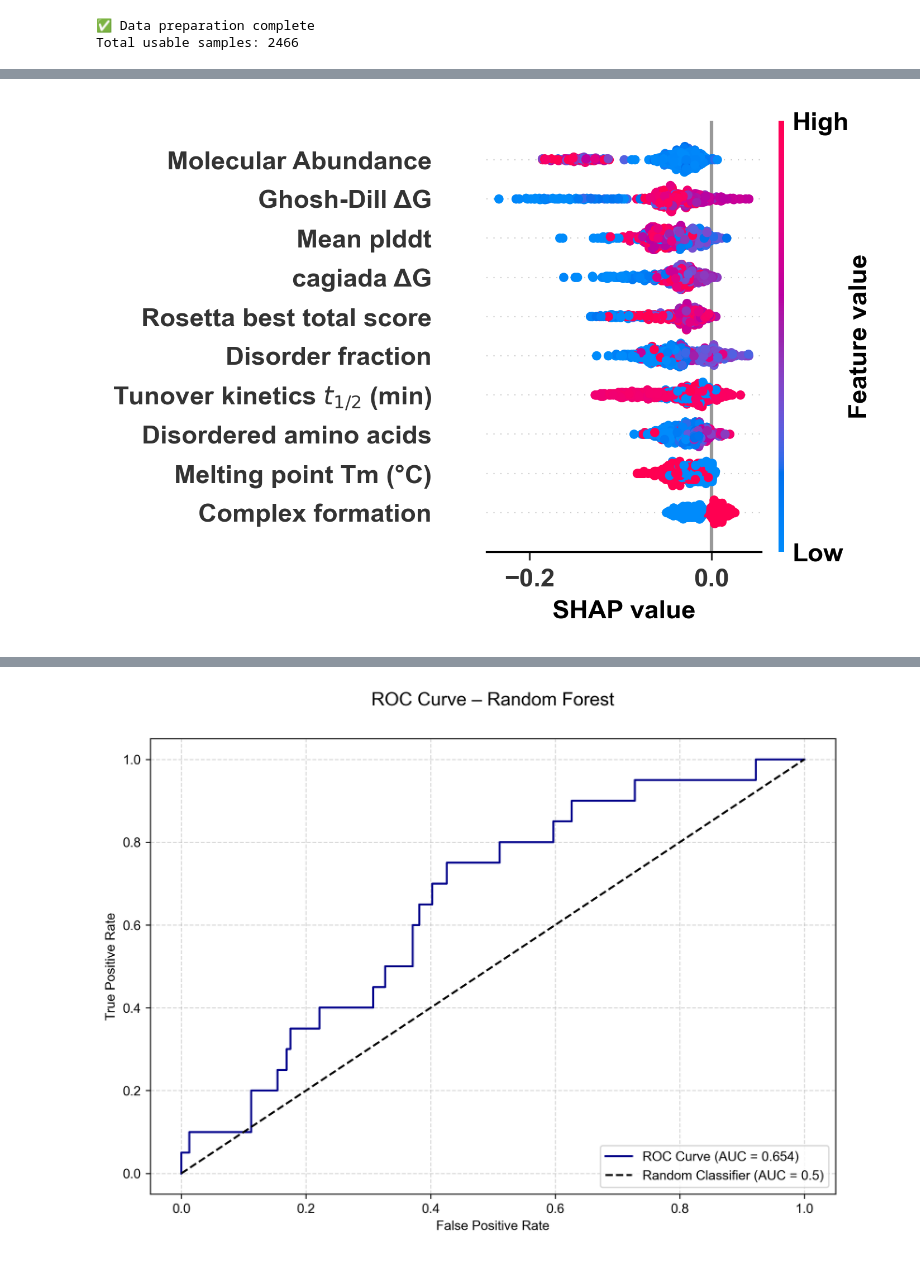
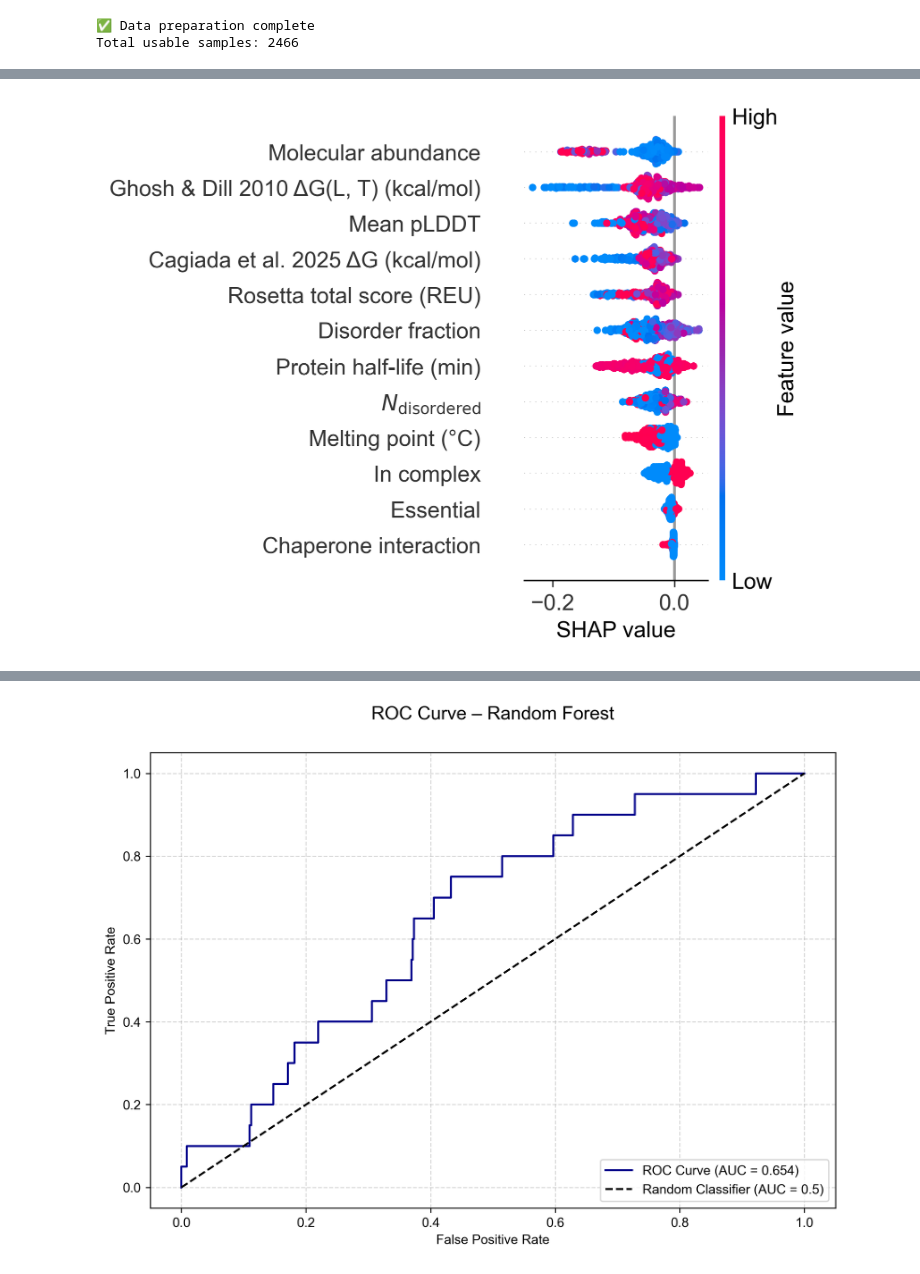
Before and after one commit to NCEMS/energetic-origins-of-PPI-connectivity, a Jupyter notebook: analysis-notebooks/from-muskan/FIGURE 4-v2-Machine learning/v-4.15-RF-Classifier-Y2H-betweenness-percentile-FINAL.ipynb, the cells around one changed output, grey strips where cells are left out. Drawn from its saved outputs; the diff is of its cells as text; code cells hidden in the pictures.

```diff
--- a/analysis-notebooks/from-muskan/FIGURE 4-v2-Machine learning/v-4.15-RF-Classifier-Y2H-betweenness-percentile-FINAL.ipynb
+++ b/analysis-notebooks/from-muskan/FIGURE 4-v2-Machine learning/v-4.15-RF-Classifier-Y2H-betweenness-percentile-FINAL.ipynb
@@ -232,32 +232,32 @@ False Positive Rate: 0.002
 # %%
 # Map original feature names to publication labels
 rename_map = {
-    'sasa_total': 'sasa total',
-    'Ghosh-Dill-dG': 'Ghosh-Dill ΔG',
-    'cagiada-dG': 'cagiada ΔG',
-    'Rosetta_best_total_score': 'Rosetta best total score',
-    'Villen_halflife_min': 'Tunover kinetics $t_{1/2}$ (min)',
-    'mean_molecules_per_cell': 'Molecular Abundance',
+    'Ghosh-Dill-dG': 'Ghosh & Dill 2010 ΔG(L, T) (kcal/mol)',
+    'cagiada-dG': 'Cagiada et al. 2025 ΔG (kcal/mol)',
+    'Rosetta_best_total_score': 'Rosetta total score (REU)',
+    'Villen_halflife_min': 'Protein half-life (min)',
+    'mean_molecules_per_cell': 'Molecular abundance',
     'interacts_with_chaperone': 'Chaperone interaction',
-    'in_complex': 'Complex formation',
+    'in_complex': 'In complex',
     'essential': 'Essential',
-    'meltome-melting-point': 'Melting point Tm (°C)',
-    'N_aa_disordered': 'Disordered amino acids',
+    'meltome-melting-point': 'Melting point (°C)',
+    'N_aa_disordered': r"$N_{\mathrm{disordered}}$",
     'disorder_fraction': 'Disorder fraction',
-    'mean_plddt': 'Mean plddt'
+    'mean_plddt': 'Mean pLDDT'
 }
+
 # Prepare display names for SHAP plot - use actual feature names from X_train
 feature_names_list = list(X_train.columns)
 display_names = [rename_map.get(f, f) for f in feature_names_list]
 
 # SHAP Summary Plot (top 10 features)
-fig, ax = plt.subplots(figsize=(3, 3))
+fig, ax = plt.subplots(figsize=(2, 2))
 shap.summary_plot(
     shap_class_values,
     X_test,
     feature_names=display_names,
     plot_type='dot',
-    max_display=10,
+    max_display=12,
     show=False
 )
 # Get the figure SHAP created
@@ -266,20 +266,20 @@ ax = plt.gca()
 # --- FORCE SHAP FONT STYLES (Arial, bold, size 11) ---
 for text in fig.findobj(match=plt.Text):
     text.set_fontfamily("Arial")
-    text.set_fontsize(11)
-    text.set_fontweight("bold")
+    text.set_fontsize(12)
+    text.set_fontweight("normal")
 # Fix axis labels & ticks
-ax.set_xlabel("SHAP value", fontsize=11, fontweight="bold", fontfamily="Arial")
-ax.set_ylabel("", fontsize=11, fontweight="bold", fontfamily="Arial")
+ax.set_xlabel("SHAP value", fontsize=12, fontweight="normal", fontfamily="Arial")
+ax.set_ylabel("", fontsize=12, fontweight="normal", fontfamily="Arial")
 
 for label in ax.get_xticklabels() + ax.get_yticklabels():
     label.set_fontfamily("Arial")
-    label.set_fontsize(11)
-    label.set_fontweight("bold")
+    label.set_fontsize(12)
+    label.set_fontweight("normal")
 plt.tight_layout()
 
 # Save as high-resolution PDF
-fig.set_size_inches(3, 3)
+fig.set_size_inches(3, 4)
 fig.savefig('SHAP_random_forest15.svg', format='svg', dpi=300, bbox_inches='tight')
 plt.show()
 # -----------------------------
@@ -300,6 +300,15 @@ print(importance_df.to_string(index=False))
 print(f"\n📈 Generating comprehensive ROC data for Origin plotting...")
 # Generate ROC curve data
 fpr, tpr, thresholds = roc_curve(y_test, y_proba)
+
+# Save minimal ROC data (FPR and TPR only) to CSV
+roc_minimal_df = pd.DataFrame({
+    'False_Positive_Rate': fpr,
+    'True_Positive_Rate': tpr
+})
+roc_minimal_df.to_csv('roc_model15.csv', index=False)  # Change filename for each model, e.g., roc_model2.csv
+print("Minimal ROC data saved to 'roc_model15.csv'")
+
 # Create comprehensive ROC DataFrame for export
 roc_df = pd.DataFrame({
     'False_Positive_Rate': fpr,
@@ -312,32 +321,32 @@ roc_df = pd.DataFrame({
 # Add additional calculated metrics
 roc_df['Youden_J'] = roc_df['True_Positive_Rate'] + roc_df['Specificity'] - 1
 roc_df['Distance_to_Perfect'] = np.sqrt((fpr - 0)**2 + (tpr - 1)**2)
 # Display ROC data summary
 print(f"✅ ROC Data Generated:")
 print(f" Total data points: {len(roc_df)}")
 print(f" AUC Score: {roc_auc:.6f}")
 print(f" FPR range: {fpr.min():.6f} to {fpr.max():.6f}")
 print(f" TPR range: {tpr.min():.6f} to {tpr.max():.6f}")
 print(f" Threshold range: {thresholds.min():.6f} to {thresholds.max():.6f}")
 # Optional: Print all data in copy-pasteable format
 print(f"\n📋 Complete ROC Data (Copy-Paste Ready for Origin):")
 print("# PME ROC Curve Data")
 print("# False_Positive_Rate\tTrue_Positive_Rate\tThreshold\tSpecificity\tSensitivity\tPoint_Index\tYouden_J\tDistance_to_Perfect")
 for idx, row in roc_df.iterrows():
     print(f"{row['False_Positive_Rate']:.8f}\t{row['True_Positive_Rate']:.8f}\t{row['Threshold']:.8f}\t{row['Specificity']:.8f}\t{row['Sensitivity']:.8f}\t{row['Point_Index']}\t{row['Youden_J']:.8f}\t{row['Distance_to_Perfect']:.8f}")
 # -----------------------------------
 # 🧪 Visual ROC Curve for Smoothness Check
 # -----------------------------------
 plt.figure(figsize=(8, 6))
 plt.plot(roc_df['False_Positive_Rate'], roc_df['True_Positive_Rate'], label=f'ROC Curve (AUC = {roc_auc:.3f})', color='darkblue')
 plt.plot([0, 1], [0, 1], 'k--', label='Random Classifier (AUC = 0.5)')
 plt.xlabel('False Positive Rate')
 plt.ylabel('True Positive Rate')
 plt.title('ROC Curve – Random Forest')
 plt.legend(loc='lower right')
 plt.grid(True, linestyle='--', alpha=0.5)
 plt.tight_layout()
 plt.show()
 # %% [output]
-[figure, old version]
+[figure, new version]
 🌲 Random Forest Gini-based Feature Importances:
@@ -360 +369 @@ Tunover kinetics $t_{1/2}$ (min)         0.096908
-[figure, old version]
+[figure, new version]
```
Also changed, not shown: parts of 2 cells of this notebook, 28 other files.
